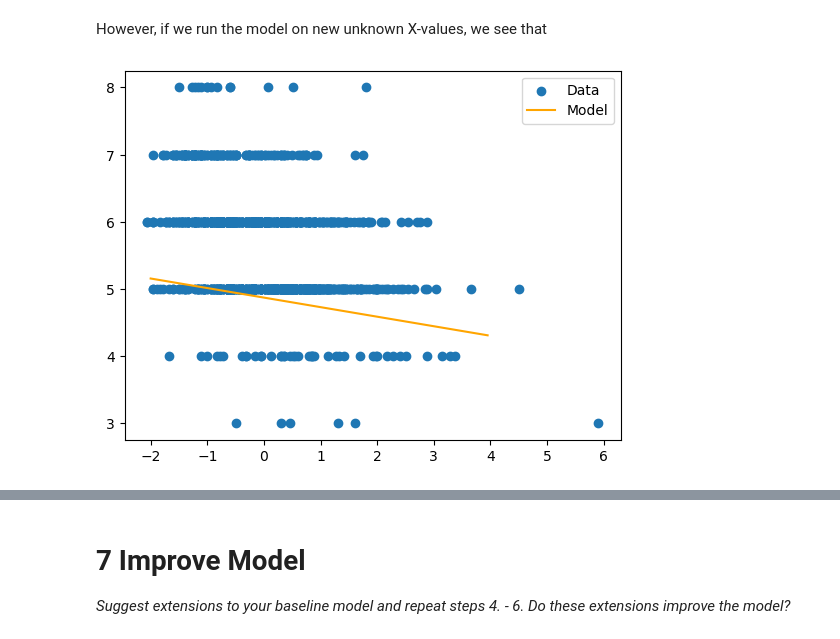
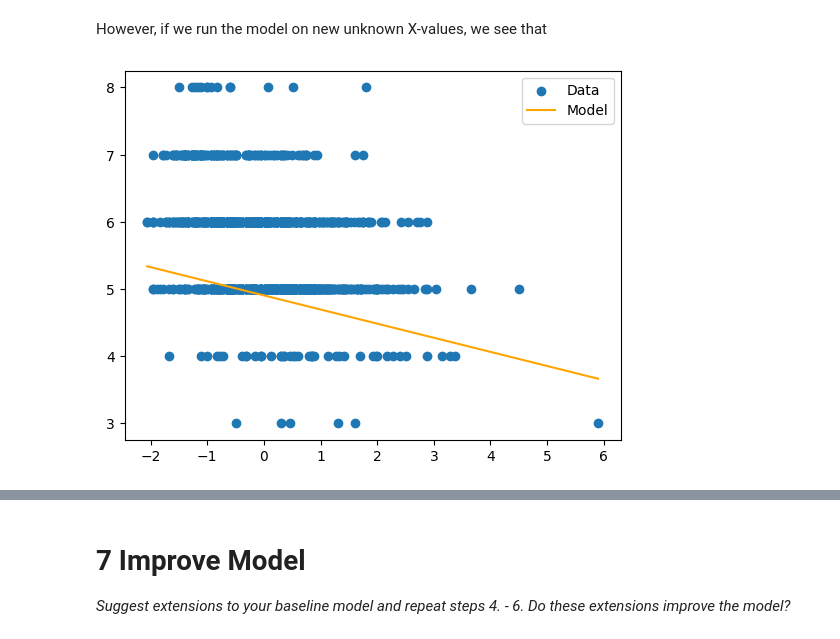
Before and after one commit to McRicecorn/NeuronaleNetze_WineQuality, a Jupyter notebook: Project1_Wine.ipynb, the cells around one changed output, grey strips where cells are left out. Drawn from its saved outputs; the diff is of its cells as text; code cells hidden in the pictures.

```diff
--- a/Project1_Wine.ipynb
+++ b/Project1_Wine.ipynb
@@ -592,19 +602,19 @@ However, if we run the model on new unknown X-values, we see that
 # %%
 #range frim min to max item in dataset
 x_min = x_tr.min().item()
 x_max = x_tr.max().item()
-x_new_t = torch.linspace(x_min, x_max, 200).view(-1, 1)
+x_new = torch.linspace(x_min, x_max, 200).view(-1, 1)
 #convert to tensor
 x_new_t = torch.as_tensor(x_new, dtype=torch.float32).view(-1, 1)
 #run predictions
 yp  = model(x_new_t)
 
 # convert from tensor to numpy and reshape
 y_pred = yp.detach().numpy().flatten()
 
 plt.scatter(x_tr, y_tr, label="Data")
 plt.plot(x_new,y_pred, c="orange", label="Model")
 plt.legend()
 plt.show()
 # %% [output]
-[figure, old version]
+[figure, new version]
```
Also changed, not shown: parts of 27 cells of this notebook.
